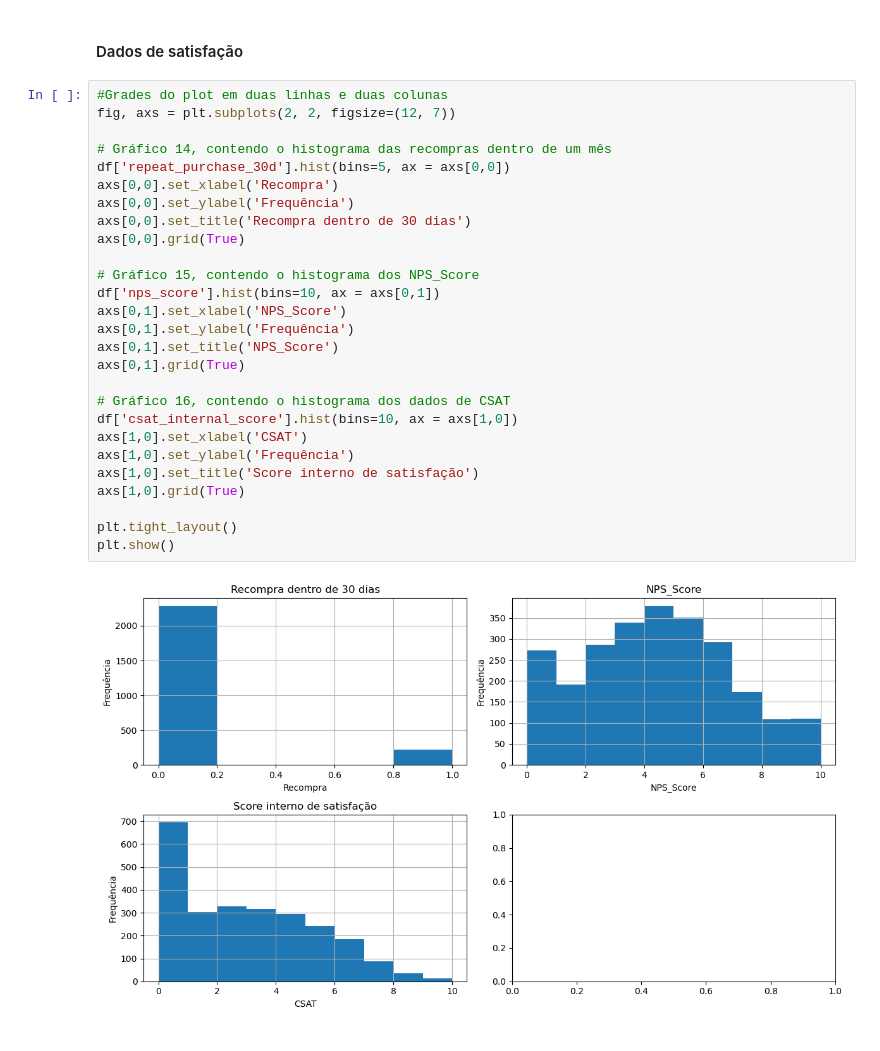
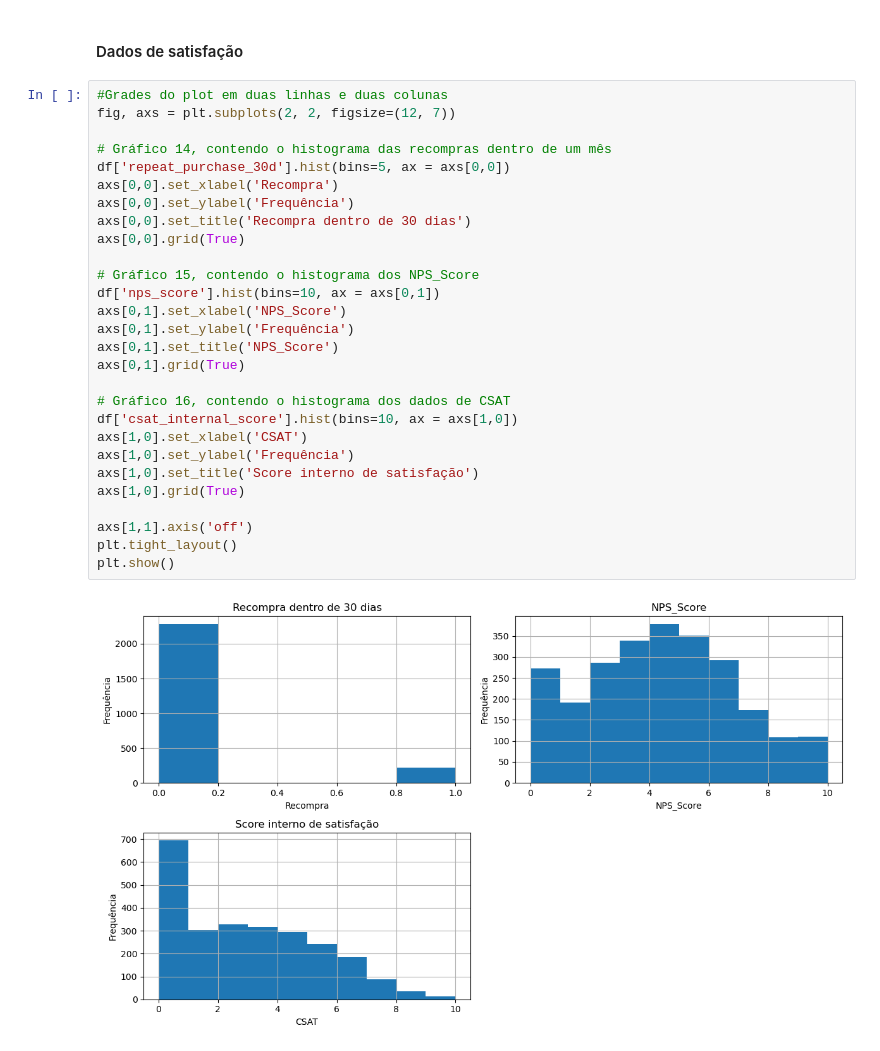
Before and after one commit to 1IAST-G29/TechChallenge-Fase1, a Jupyter notebook: notebooks/tech-challenge.ipynb, the cells around one changed output. Cells and saved outputs as stored; diff of their text form.

```diff
--- a/notebooks/tech-challenge.ipynb
+++ b/notebooks/tech-challenge.ipynb
@@ -277,30 +280,31 @@ plt.show()
 # %%
 #Grades do plot em duas linhas e duas colunas
 fig, axs = plt.subplots(2, 2, figsize=(12, 7))
 
 # Gráfico 14, contendo o histograma das recompras dentro de um mês
 df['repeat_purchase_30d'].hist(bins=5, ax = axs[0,0])
 axs[0,0].set_xlabel('Recompra')
 axs[0,0].set_ylabel('Frequência')
 axs[0,0].set_title('Recompra dentro de 30 dias')
 axs[0,0].grid(True)
 
 # Gráfico 15, contendo o histograma dos NPS_Score
 df['nps_score'].hist(bins=10, ax = axs[0,1])
 axs[0,1].set_xlabel('NPS_Score')
 axs[0,1].set_ylabel('Frequência')
 axs[0,1].set_title('NPS_Score')
 axs[0,1].grid(True)
 
 # Gráfico 16, contendo o histograma dos dados de CSAT
 df['csat_internal_score'].hist(bins=10, ax = axs[1,0])
 axs[1,0].set_xlabel('CSAT')
 axs[1,0].set_ylabel('Frequência')
 axs[1,0].set_title('Score interno de satisfação')
 axs[1,0].grid(True)
 
+axs[1,1].axis('off')
 plt.tight_layout()
 plt.show()
 # %% [output]
-[figure, old version]
+[figure, new version]
 # %% [markdown]
```
Also changed, not shown: parts of 10 cells of this notebook, 1 other file.
